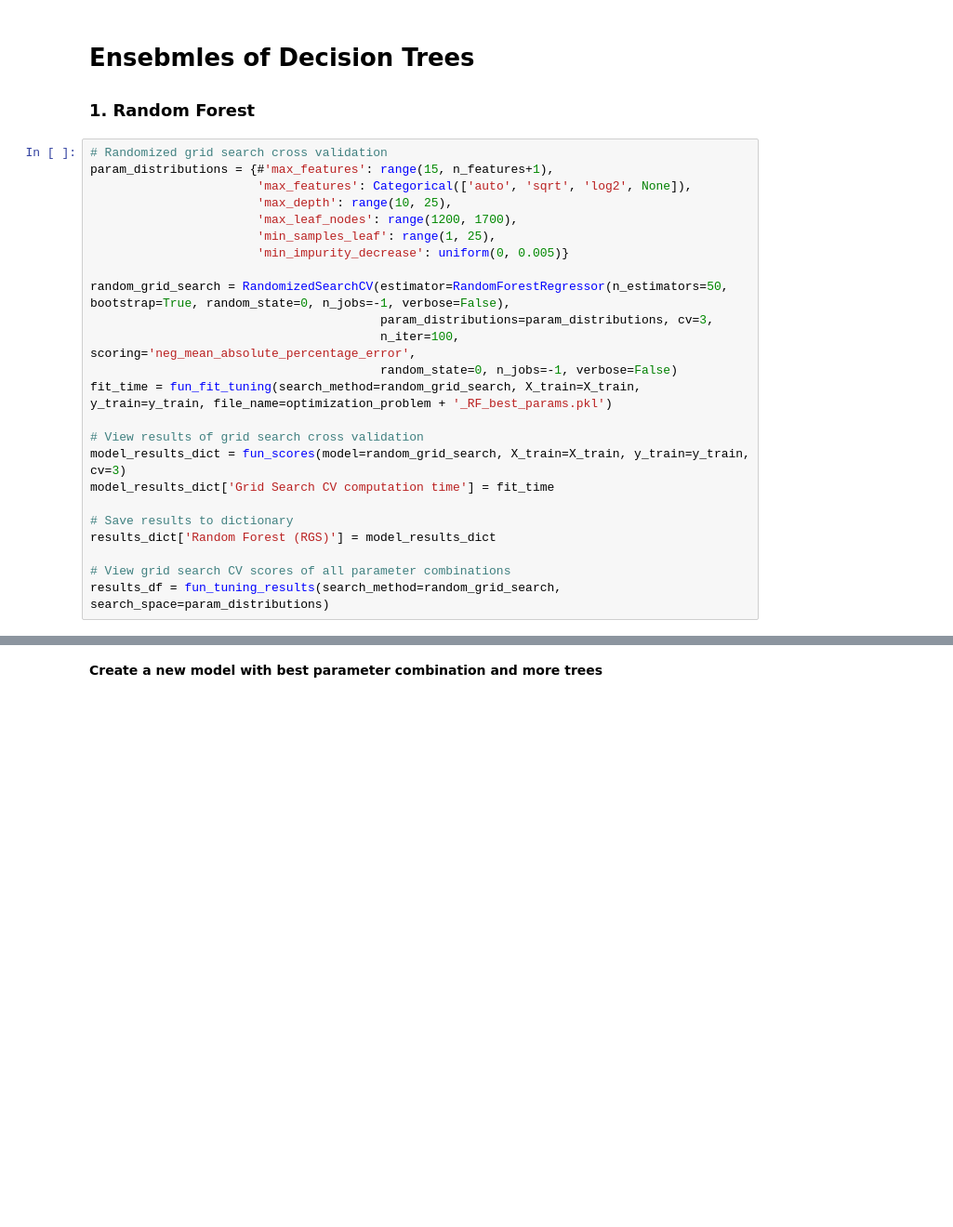
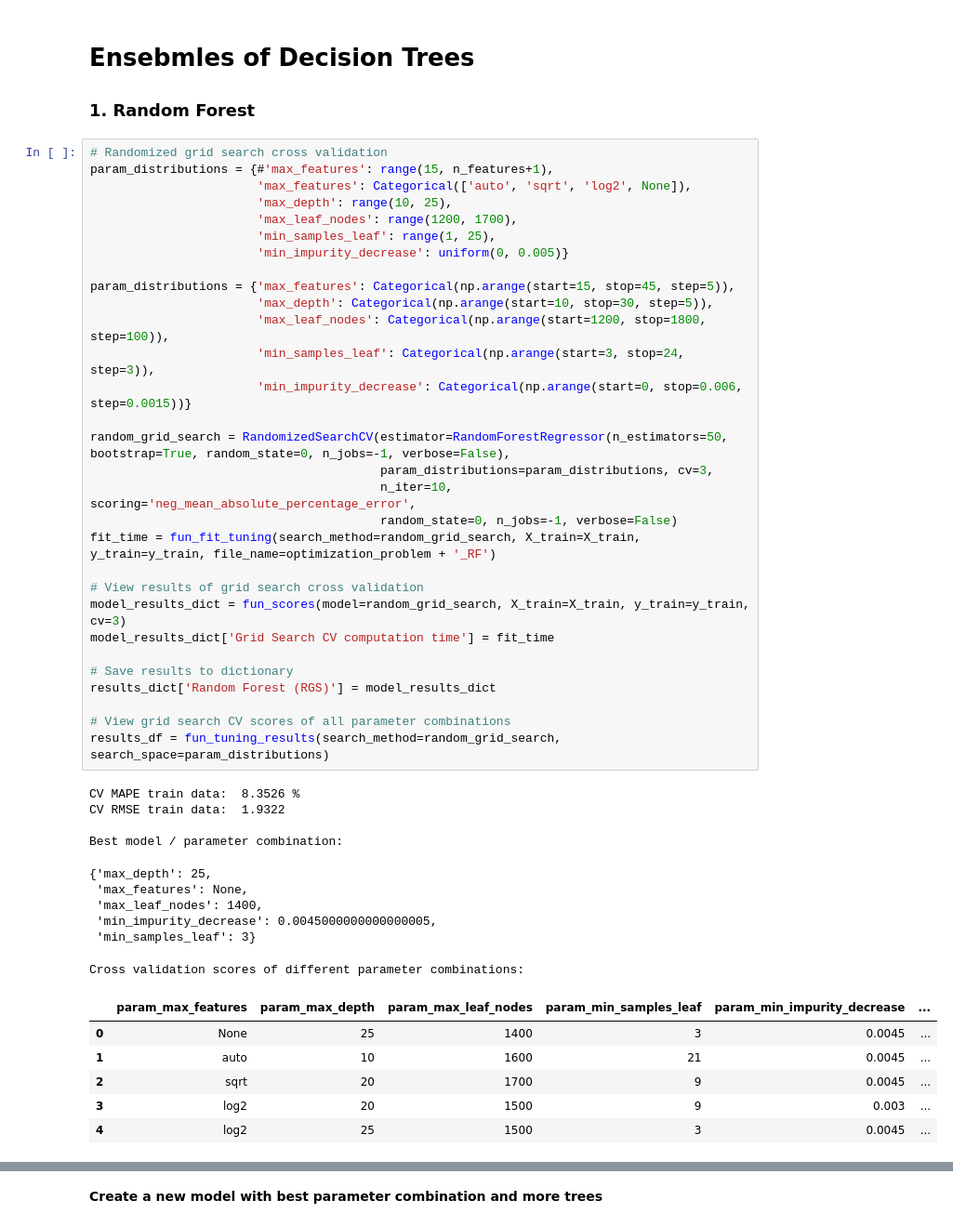
Before and after one commit to dennismgoetz/MA_predicting_Shapley_values, a Jupyter notebook: 3b_Ensembles.ipynb, the cells around one changed output, grey strips where cells are left out. Shown at 93% size. Drawn from its saved outputs; the diff is of its cells as text; blank space fills up the shorter version.

Commit message:
Update tuning

```diff
--- a/3b_Ensembles.ipynb
+++ b/3b_Ensembles.ipynb
@@ -51,24 +51,47 @@ results_dict = {}
 # %%
 # Randomized grid search cross validation
 param_distributions = {#'max_features': range(15, n_features+1),
                        'max_features': Categorical(['auto', 'sqrt', 'log2', None]),
                        'max_depth': range(10, 25),
                        'max_leaf_nodes': range(1200, 1700),
                        'min_samples_leaf': range(1, 25),
                        'min_impurity_decrease': uniform(0, 0.005)}
 
+param_distributions = {'max_features': Categorical(np.arange(start=15, stop=45, step=5)),
+                       'max_depth': Categorical(np.arange(start=10, stop=30, step=5)),
+                       'max_leaf_nodes': Categorical(np.arange(start=1200, stop=1800, step=100)),
+                       'min_samples_leaf': Categorical(np.arange(start=3, stop=24, step=3)),
+                       'min_impurity_decrease': Categorical(np.arange(start=0, stop=0.006, step=0.0015))}
+
 random_grid_search = RandomizedSearchCV(estimator=RandomForestRegressor(n_estimators=50, bootstrap=True, random_state=0, n_jobs=-1, verbose=False),
                                         param_distributions=param_distributions, cv=3,
-                                        n_iter=100, scoring='neg_mean_absolute_percentage_error',
+                                        n_iter=10, scoring='neg_mean_absolute_percentage_error',
                                         random_state=0, n_jobs=-1, verbose=False)
-fit_time = fun_fit_tuning(search_method=random_grid_search, X_train=X_train, y_train=y_train, file_name=optimization_problem + '_RF_best_params.pkl')
+fit_time = fun_fit_tuning(search_method=random_grid_search, X_train=X_train, y_train=y_train, file_name=optimization_problem + '_RF')
 
 # View results of grid search cross validation
 model_results_dict = fun_scores(model=random_grid_search, X_train=X_train, y_train=y_train, cv=3)
 model_results_dict['Grid Search CV computation time'] = fit_time
 
 # Save results to dictionary
 results_dict['Random Forest (RGS)'] = model_results_dict
 
 # View grid search CV scores of all parameter combinations
 results_df = fun_tuning_results(search_method=random_grid_search, search_space=param_distributions)
+# %% [output]
+CV MAPE train data:  8.3526 %
+CV RMSE train data:  1.9322
+
+Best model / parameter combination:
+{'max_depth': 25,
+ 'max_features': None,
+ 'max_leaf_nodes': 1400,
+ 'min_impurity_decrease': 0.0045000000000000005,
+ 'min_samples_leaf': 3}
+Cross validation scores of different parameter combinations:
+|  | param_max_features | param_max_depth | param_max_leaf_nodes | param_min_samples_leaf | param_min_impurity_decrease | ... |
+| 0 | None | 25 | 1400 | 3 | 0.0045 | ... |
+| 1 | auto | 10 | 1600 | 21 | 0.0045 | ... |
+| 2 | sqrt | 20 | 1700 | 9 | 0.0045 | ... |
+| 3 | log2 | 20 | 1500 | 9 | 0.003 | ... |
+| 4 | log2 | 25 | 1500 | 3 | 0.0045 | ... |
```
Also changed, not shown: parts of 6 cells of this notebook, 12 other files.
